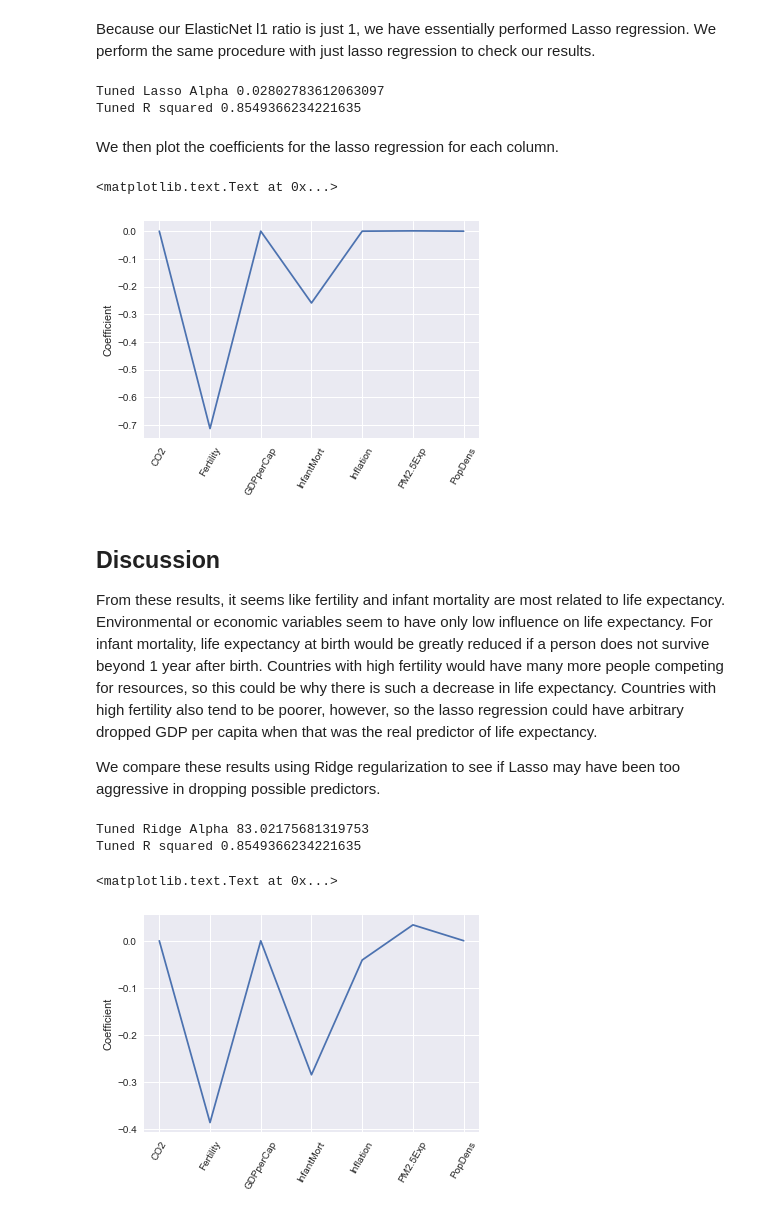
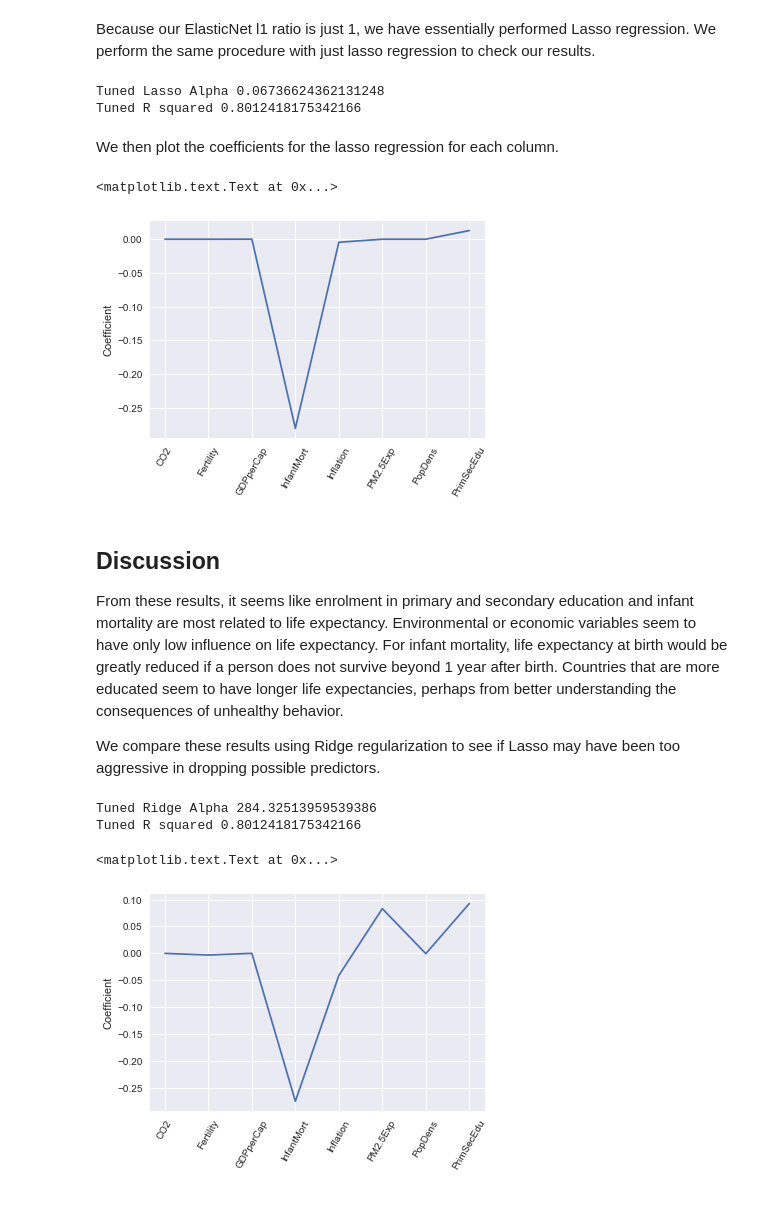
Before and after one commit to aawiegel/World-Dev-Indicators, a Jupyter notebook: WorldDevLifeExpectancy.ipynb, the cells around one changed output. Saved outputs shown, nothing was run; the diff lists cells and outputs as text; code cells hidden in the pictures.

Commit message:
added education

```diff
--- a/WorldDevLifeExpectancy.ipynb
+++ b/WorldDevLifeExpectancy.ipynb
@@ -199,7 +201,8 @@ code_dict = {"SP.DYN.LE00.IN" : "LifeExpectancy",
              "NY.GDP.PCAP.PP.KD" : "GDPperCap",
              "NY.GDP.DEFL.KD.ZG" : "Inflation",
              "EN.ATM.PM25.MC.M3" : "PM2.5Exp",
-             "EN.ATM.CO2E.KT" : "CO2"}
+             "EN.ATM.CO2E.KT" : "CO2",
+             "SE.PRM.TENR" : "PrimSecEdu"}
 
 # Create SQL query
 
@@ -325,8 +328,8 @@ r2 = lasso.score(X_test, y_test)
 print("Tuned Lasso Alpha {}".format(lasso.alpha_))
 print("Tuned R squared {}".format(r2))
 # %% [output]
-Tuned Lasso Alpha 0.02802783612063097
-Tuned R squared 0.8549366234221635
+Tuned Lasso Alpha 0.06736624362131248
+Tuned R squared 0.8012418175342166
 # %% [markdown]
 We then plot the coefficients for the lasso regression for each column.
 # %%
@@ -341,40 +344,40 @@ plt.xticks(range(len(predictors)), predictors.values, rotation = 60)
 plt.ylabel("Coefficient")
 # %% [output]
 <matplotlib.text.Text at 0x...>
-[figure, old version]
+[figure, new version]
 # %% [markdown]
 ## Discussion
 
-From these results, it seems like fertility and infant mortality are most related to life expectancy. Environmental or economic variables seem to have only low influence on life expectancy. For infant mortality, life expectancy at birth would be greatly reduced if a person does not survive beyond 1 year after birth. Countries with high fertility would have many more people competing for resources, so this could be why there is such a decrease in life expectancy. Countries with high fertility also tend to be poorer, however, so the lasso regression could have arbitrary dropped GDP per capita when that was the real predictor of life expectancy.
+From these results, it seems like enrolment in primary and secondary education and infant mortality are most related to life expectancy. Environmental or economic variables seem to have only low influence on life expectancy. For infant mortality, life expectancy at birth would be greatly reduced if a person does not survive beyond 1 year after birth. Countries that are more educated seem to have longer life expectancies, perhaps from better understanding the consequences of unhealthy behavior.
 
 We compare these results using Ridge regularization to see if Lasso may have been too aggressive in dropping possible predictors.
 # %%
 %matplotlib inline
 # Set up ridge regression
 
-alpha_space = np.logspace(-2, 2, 100)
+alpha_space = np.logspace(-1, 3, 250)
 
 ridge = linear_model.RidgeCV(alphas = alpha_space,
                              normalize = True, cv = 5)
 
 # Fit to the training set
 
 ridge.fit(X_train, y_train)
 
 # Find regression R^2
 
 r2 = lasso.score(X_test, y_test)
 
 print("Tuned Ridge Alpha {}".format(ridge.alpha_))
 print("Tuned R squared {}".format(r2))
 
 ridge_coef = ridge.coef_
 
 plt.plot(range(len(predictors)), ridge_coef)
 plt.xticks(range(len(predictors)), predictors.values, rotation = 60)
 plt.ylabel("Coefficient")
 # %% [output]
-Tuned Ridge Alpha 83.02175681319753
-Tuned R squared 0.8549366234221635
+Tuned Ridge Alpha 284.32513959539386
+Tuned R squared 0.8012418175342166
 <matplotlib.text.Text at 0x...>
-[figure, old version]
+[figure, new version]
```
Also changed, not shown: parts of 9 cells of this notebook.
